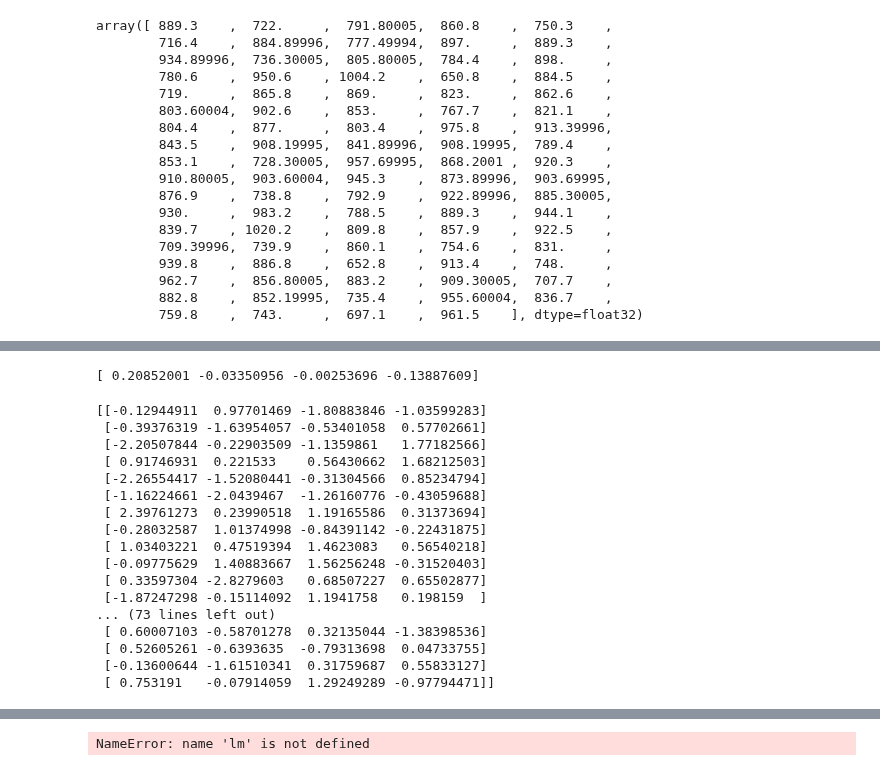
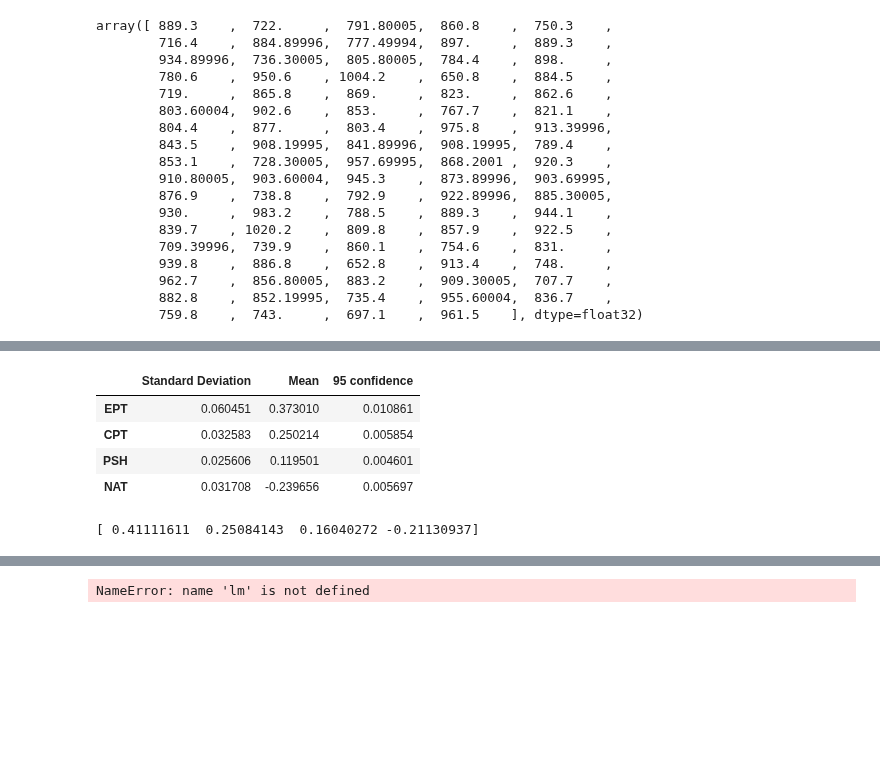
Before and after one commit to medhap02/AllIndiaRainfall, a Jupyter notebook: src/ISM_Model1-to2018_crossvalidation30yeargroups.ipynb, the cells around one changed output, grey strips where cells are left out. Cells and saved outputs as stored; diff of their text form; code cells hidden in the pictures; blank space fills up the shorter version.

```diff
--- a/src/ISM_Model1-to2018_crossvalidation30yeargroups.ipynb
+++ b/src/ISM_Model1-to2018_crossvalidation30yeargroups.ipynb
@@ -790,0 +781,12 @@ NAT 0.005383228539872661
+# %%
+EPTregression.append(EPTconfidence95)
+CPTregression.append(CPTconfidence95)
+PSHregression.append(PSHconfidence95)
+NATregression.append(NATconfidence95)
+pd.DataFrame.from_items([('EPT', EPTregression), ('CPT', CPTregression), ('PSH', PSHregression), ('NAT', NATregression)], orient='index', columns=['Standard Deviation', 'Mean', '95 confidence'])
+# %% [output]
+|  | Standard Deviation | Mean | 95 confidence |
+| EPT | 0.060451 | 0.373010 | 0.010861 |
+| CPT | 0.032583 | 0.250214 | 0.005854 |
+| PSH | 0.025606 | 0.119501 | 0.004601 |
+| NAT | 0.031708 | -0.239656 | 0.005697 |
@@ -802,7 +811,7 @@ for x in range (89):
     NATtemp.append(float(NATdata[x]))
     Ytemp.append(float(rainfalldata[x]))
 
-'''
+
 EPTdetrend = signal.detrend(EPTtemp)
 EPTfinal = (EPTdetrend - EPTdetrend.mean())/EPTdetrend.std()
 
@@ -818,7 +827,6 @@ NATfinal = (NATdetrend - NATdetrend.mean())/NATdetrend.std()
 Ydatadetrend = signal.detrend(Ytemp)
 Ydata = (Ydatadetrend - np.mean(Ydatadetrend))/np.std(Ydatadetrend)
 '''
-
 EPTfinal = (EPTtemp - np.mean(EPTtemp))/np.std(EPTtemp)
 
 CPTfinal = (CPTtemp - np.mean(CPTtemp))/np.std(CPTtemp)
@@ -826,6 +834,7 @@ CPTfinal = (CPTtemp - np.mean(CPTtemp))/np.std(CPTtemp)
 PSHfinal = (PSHtemp - np.mean(PSHtemp))/np.std(PSHtemp)
 
 NATfinal = (NATtemp - np.mean(NATtemp))/np.std(NATtemp)
+'''
 
 Ydata = (Ytemp - np.mean(Ytemp))/np.std(Ytemp)
 
@@ -865,27 +874,7 @@ for model in cv_results['estimator']:
     NATcoef.append(model.coef_[3])
     #print(model.coef_)
 # %% [output]
-[ 0.20852001 -0.03350956 -0.00253696 -0.13887609]
+[ 0.41111611  0.25084143  0.16040272 -0.21130937]
-# %%
-print(Xdata)
-# %% [output]
-[[-0.12944911  0.97701469 -1.80883846 -1.03599283]
- [-0.39376319 -1.63954057 -0.53401058  0.57702661]
- [-2.20507844 -0.22903509 -1.1359861   1.77182566]
- [ 0.91746931  0.221533    0.56430662  1.68212503]
- [-2.26554417 -1.52080441 -0.31304566  0.85234794]
- [-1.16224661 -2.0439467  -1.26160776 -0.43059688]
- [ 2.39761273  0.23990518  1.19165586  0.31373694]
- [-0.28032587  1.01374998 -0.84391142 -0.22431875]
- [ 1.03403221  0.47519394  1.4623083   0.56540218]
- [-0.09775629  1.40883667  1.56256248 -0.31520403]
- [ 0.33597304 -2.8279603   0.68507227  0.65502877]
- [-1.87247298 -0.15114092  1.1941758   0.198159  ]
-... (73 lines left out)
- [ 0.60007103 -0.58701278  0.32135044 -1.38398536]
- [ 0.52605261 -0.6393635  -0.79313698  0.04733755]
- [-0.13600644 -1.61510341  0.31759687  0.55833127]
- [ 0.753191   -0.07914059  1.29249289 -0.97794471]]
 # %%
 EPTregressionstd = np.std(EPTcoef)
 CPTregressionstd = np.std(CPTcoef)
```
Also changed, not shown: parts of 17 cells of this notebook.
